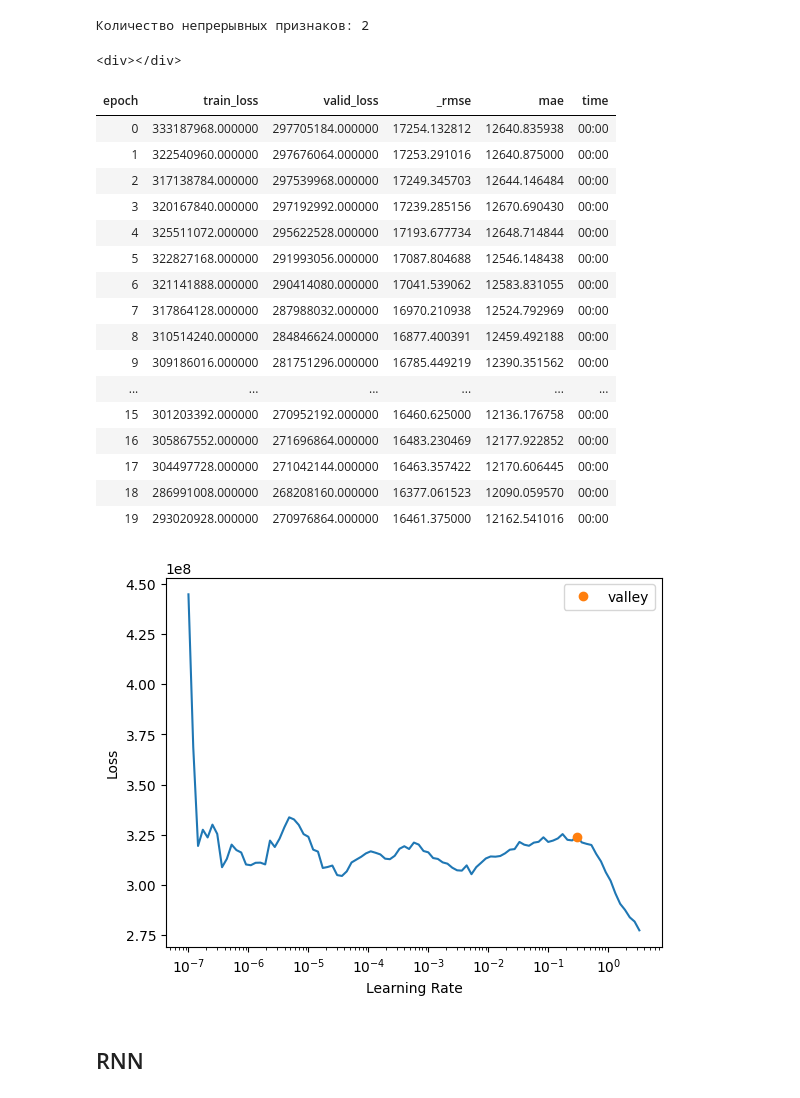
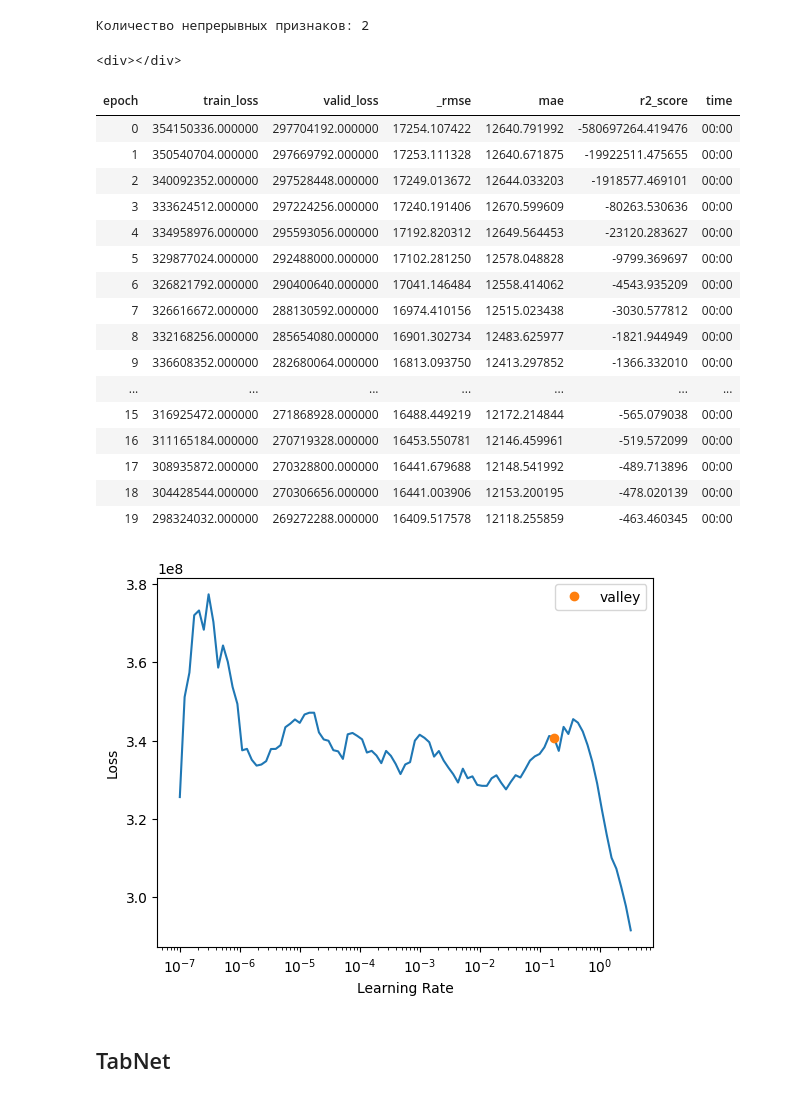
Before and after one commit to Dima1803Mel/Magistr-project, a Jupyter notebook: notebooks/medical_ml_dl_methods.ipynb, the cells around one changed output. Saved outputs shown, nothing was run; the diff lists cells and outputs as text; code cells hidden in the pictures.

Commit message:
add r2_score

```diff
--- a/notebooks/medical_ml_dl_methods.ipynb
+++ b/notebooks/medical_ml_dl_methods.ipynb
@@ -419,32 +419,32 @@ print(f"Количество непрерывных признаков: {len(dls
 # %%
 learn_mlp = tabular_learner(
     dls,
     layers=[200, 100],       # два скрытых слоя
-    metrics=[rmse, mae],
+    metrics=[rmse, mae, r2_score],
     y_range=None
 )
 
 learn_mlp.lr_find()
 learn_mlp.fit_one_cycle(20, lr_max=1e-2)
 # %% [output]
 <div></div>
-| epoch | train_loss | valid_loss | _rmse | mae | time |
-| 0 | 333187968.000000 | 297705184.000000 | 17254.132812 | 12640.835938 | 00:00 |
-| 1 | 322540960.000000 | 297676064.000000 | 17253.291016 | 12640.875000 | 00:00 |
-| 2 | 317138784.000000 | 297539968.000000 | 17249.345703 | 12644.146484 | 00:00 |
-| 3 | 320167840.000000 | 297192992.000000 | 17239.285156 | 12670.690430 | 00:00 |
-| 4 | 325511072.000000 | 295622528.000000 | 17193.677734 | 12648.714844 | 00:00 |
-| 5 | 322827168.000000 | 291993056.000000 | 17087.804688 | 12546.148438 | 00:00 |
-| 6 | 321141888.000000 | 290414080.000000 | 17041.539062 | 12583.831055 | 00:00 |
-| 7 | 317864128.000000 | 287988032.000000 | 16970.210938 | 12524.792969 | 00:00 |
-| 8 | 310514240.000000 | 284846624.000000 | 16877.400391 | 12459.492188 | 00:00 |
-| 9 | 309186016.000000 | 281751296.000000 | 16785.449219 | 12390.351562 | 00:00 |
-| ... | ... | ... | ... | ... | ... |
-| 15 | 301203392.000000 | 270952192.000000 | 16460.625000 | 12136.176758 | 00:00 |
-| 16 | 305867552.000000 | 271696864.000000 | 16483.230469 | 12177.922852 | 00:00 |
-| 17 | 304497728.000000 | 271042144.000000 | 16463.357422 | 12170.606445 | 00:00 |
-| 18 | 286991008.000000 | 268208160.000000 | 16377.061523 | 12090.059570 | 00:00 |
-| 19 | 293020928.000000 | 270976864.000000 | 16461.375000 | 12162.541016 | 00:00 |
+| epoch | train_loss | valid_loss | _rmse | mae | r2_score | time |
+| 0 | 354150336.000000 | 297704192.000000 | 17254.107422 | 12640.791992 | -580697264.419476 | 00:00 |
+| 1 | 350540704.000000 | 297669792.000000 | 17253.111328 | 12640.671875 | -19922511.475655 | 00:00 |
+| 2 | 340092352.000000 | 297528448.000000 | 17249.013672 | 12644.033203 | -1918577.469101 | 00:00 |
+| 3 | 333624512.000000 | 297224256.000000 | 17240.191406 | 12670.599609 | -80263.530636 | 00:00 |
+| 4 | 334958976.000000 | 295593056.000000 | 17192.820312 | 12649.564453 | -23120.283627 | 00:00 |
+| 5 | 329877024.000000 | 292488000.000000 | 17102.281250 | 12578.048828 | -9799.369697 | 00:00 |
+| 6 | 326821792.000000 | 290400640.000000 | 17041.146484 | 12558.414062 | -4543.935209 | 00:00 |
+| 7 | 326616672.000000 | 288130592.000000 | 16974.410156 | 12515.023438 | -3030.577812 | 00:00 |
+| 8 | 332168256.000000 | 285654080.000000 | 16901.302734 | 12483.625977 | -1821.944949 | 00:00 |
+| 9 | 336608352.000000 | 282680064.000000 | 16813.093750 | 12413.297852 | -1366.332010 | 00:00 |
+| ... | ... | ... | ... | ... | ... | ... |
+| 15 | 316925472.000000 | 271868928.000000 | 16488.449219 | 12172.214844 | -565.079038 | 00:00 |
+| 16 | 311165184.000000 | 270719328.000000 | 16453.550781 | 12146.459961 | -519.572099 | 00:00 |
+| 17 | 308935872.000000 | 270328800.000000 | 16441.679688 | 12148.541992 | -489.713896 | 00:00 |
+| 18 | 304428544.000000 | 270306656.000000 | 16441.003906 | 12153.200195 | -478.020139 | 00:00 |
+| 19 | 298324032.000000 | 269272288.000000 | 16409.517578 | 12118.255859 | -463.460345 | 00:00 |
-[figure, old version]
+[figure, new version]
 # %% [markdown]
-## RNN
+## TabNet
```
Also changed, not shown: 1 other file.
